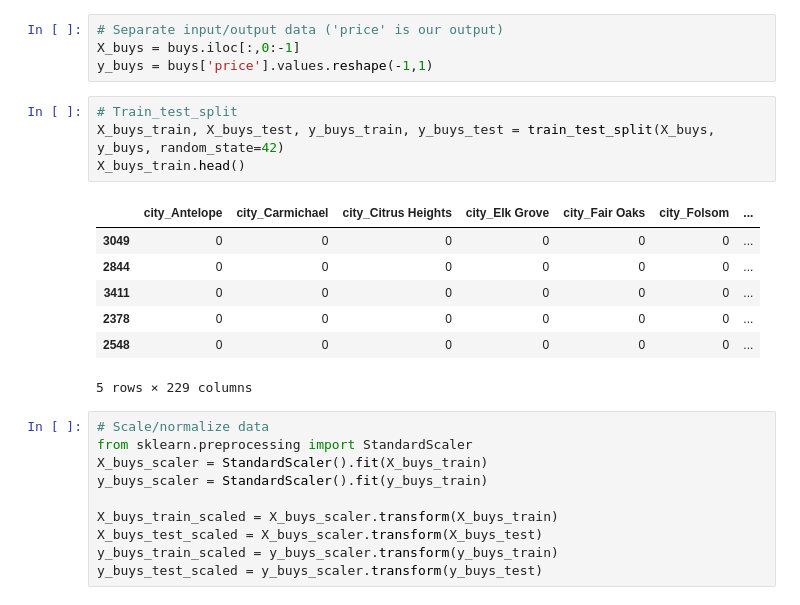
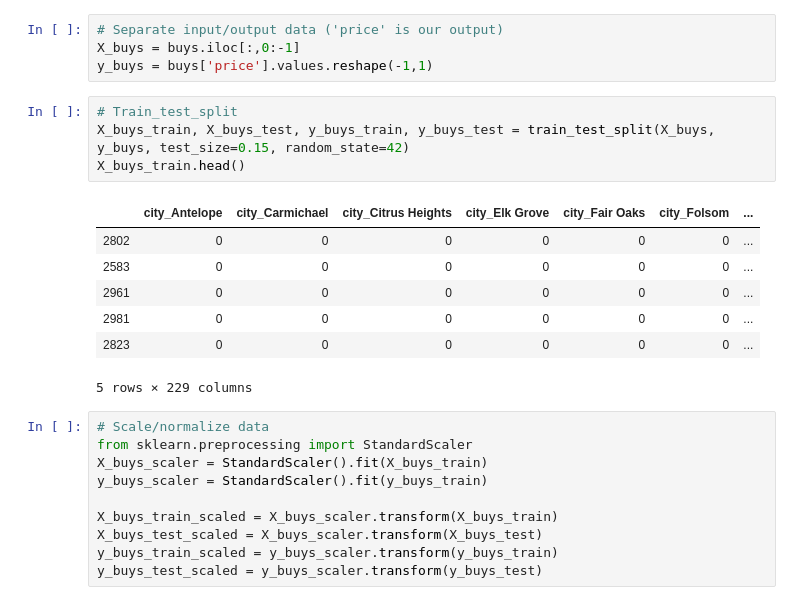
Before and after one commit to tbergama/final-project, a Jupyter notebook: machineLearning/Tom_GradientBoosting.ipynb, the cells around one changed output. Saved outputs shown, nothing was run; the diff lists cells and outputs as text.

```diff
--- a/machineLearning/Josh_LinReg.ipynb
+++ b/machineLearning/Tom_GradientBoosting.ipynb
@@ -61,15 +61,15 @@ X_buys = buys.iloc[:,0:-1]
 y_buys = buys['price'].values.reshape(-1,1)
 # %%
 # Train_test_split
-X_buys_train, X_buys_test, y_buys_train, y_buys_test = train_test_split(X_buys, y_buys, random_state=42)
+X_buys_train, X_buys_test, y_buys_train, y_buys_test = train_test_split(X_buys, y_buys, test_size=0.15, random_state=42)
 X_buys_train.head()
 # %% [output]
 |  | city_Antelope | city_Carmichael | city_Citrus Heights | city_Elk Grove | city_Fair Oaks | city_Folsom | ... |
-| 3049 | 0 | 0 | 0 | 0 | 0 | 0 | ... |
-| 2844 | 0 | 0 | 0 | 0 | 0 | 0 | ... |
-| 3411 | 0 | 0 | 0 | 0 | 0 | 0 | ... |
-| 2378 | 0 | 0 | 0 | 0 | 0 | 0 | ... |
-| 2548 | 0 | 0 | 0 | 0 | 0 | 0 | ... |
+| 2802 | 0 | 0 | 0 | 0 | 0 | 0 | ... |
+| 2583 | 0 | 0 | 0 | 0 | 0 | 0 | ... |
+| 2961 | 0 | 0 | 0 | 0 | 0 | 0 | ... |
+| 2981 | 0 | 0 | 0 | 0 | 0 | 0 | ... |
+| 2823 | 0 | 0 | 0 | 0 | 0 | 0 | ... |
 5 rows × 229 columns
 # %%
 # Scale/normalize data
```
Also changed, not shown: parts of 8 cells of this notebook, 2 other files.
